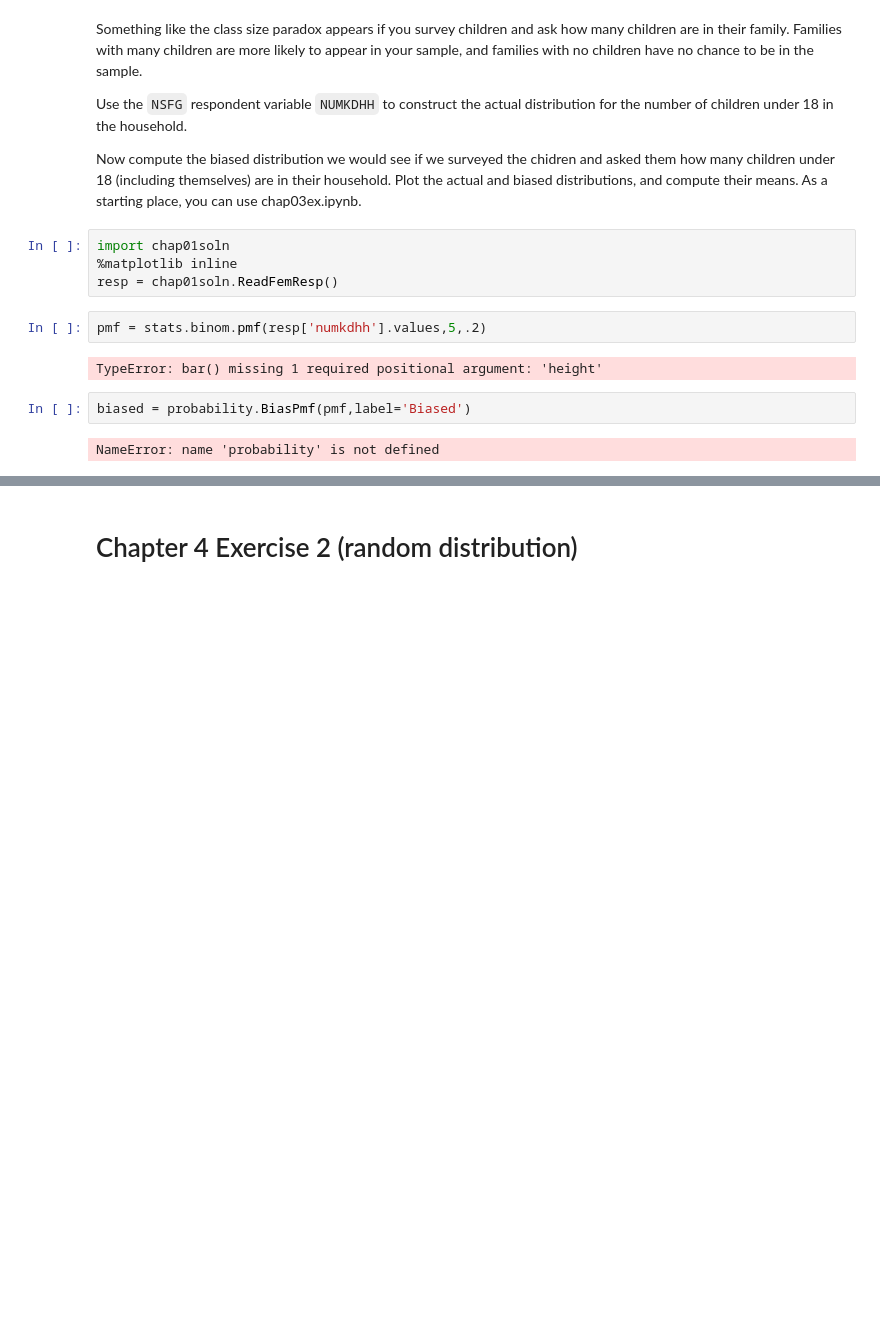
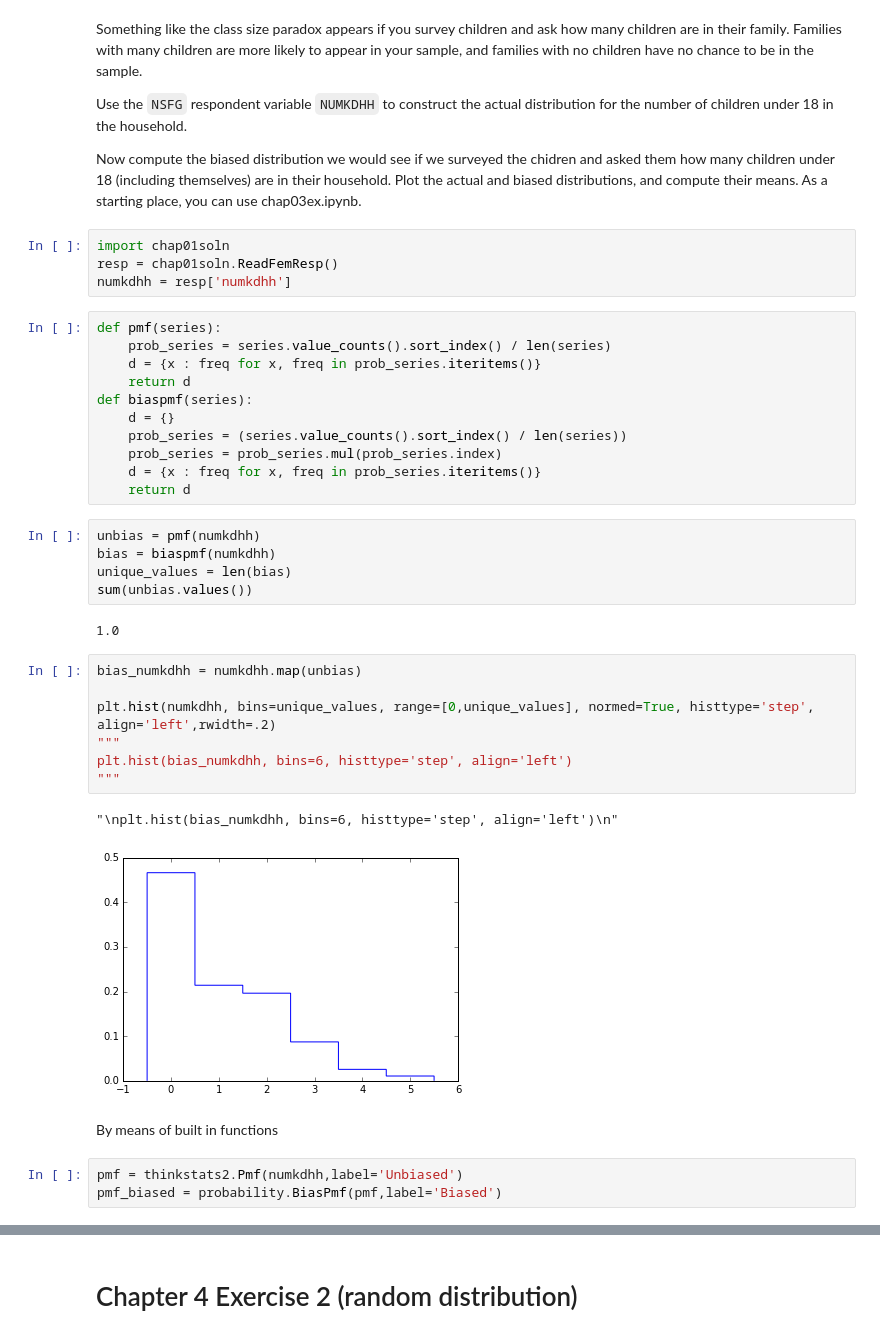
Before and after one commit to saucysaucy/dsp, a Jupyter notebook: ThinkStats2/code/SOLUTIONS.ipynb, the cells around one changed output, grey strips where cells are left out. Cells and saved outputs as stored; diff of their text form; blank space fills up the shorter version.

```diff
--- a/ThinkStats2/code/SOLUTIONS.ipynb
+++ b/ThinkStats2/code/SOLUTIONS.ipynb
@@ -77,15 +84,40 @@ Now compute the biased distribution we would see if we surveyed the chidren and
 Plot the actual and biased distributions, and compute their means. As a starting place, you can use chap03ex.ipynb.
 # %%
 import chap01soln
-%matplotlib inline
 resp = chap01soln.ReadFemResp()
+numkdhh = resp['numkdhh']
-# %%
-pmf = stats.binom.pmf(resp['numkdhh'].values,5,.2)
-# %% [output]
-TypeError: bar() missing 1 required positional argument: 'height'
+# %%
+def pmf(series):
+    prob_series = series.value_counts().sort_index() / len(series)
+    d = {x : freq for x, freq in prob_series.iteritems()}
+    return d
+def biaspmf(series):
+    d = {}
+    prob_series = (series.value_counts().sort_index() / len(series))
+    prob_series = prob_series.mul(prob_series.index)
+    d = {x : freq for x, freq in prob_series.iteritems()}
+    return d
+# %%
+unbias = pmf(numkdhh)
+bias = biaspmf(numkdhh)
+unique_values = len(bias)
+sum(unbias.values())
+# %% [output]
+1.0
+# %%
+bias_numkdhh = numkdhh.map(unbias)
+
+plt.hist(numkdhh, bins=unique_values, range=[0,unique_values], normed=True, histtype='step', align='left',rwidth=.2)
+"""
+plt.hist(bias_numkdhh, bins=6, histtype='step', align='left')
+"""
+# %% [output]
+"\nplt.hist(bias_numkdhh, bins=6, histtype='step', align='left')\n"
+[figure, added]
+# %% [markdown]
+By means of built in functions
 # %%
-biased = probability.BiasPmf(pmf,label='Biased')
+pmf = thinkstats2.Pmf(numkdhh,label='Unbiased')
+pmf_biased = probability.BiasPmf(pmf,label='Biased')
-# %% [output]
-NameError: name 'probability' is not defined
 # %%
 thinkplot.preplot(2)
```
Also changed, not shown: parts of 24 cells of this notebook, 8 other files.
